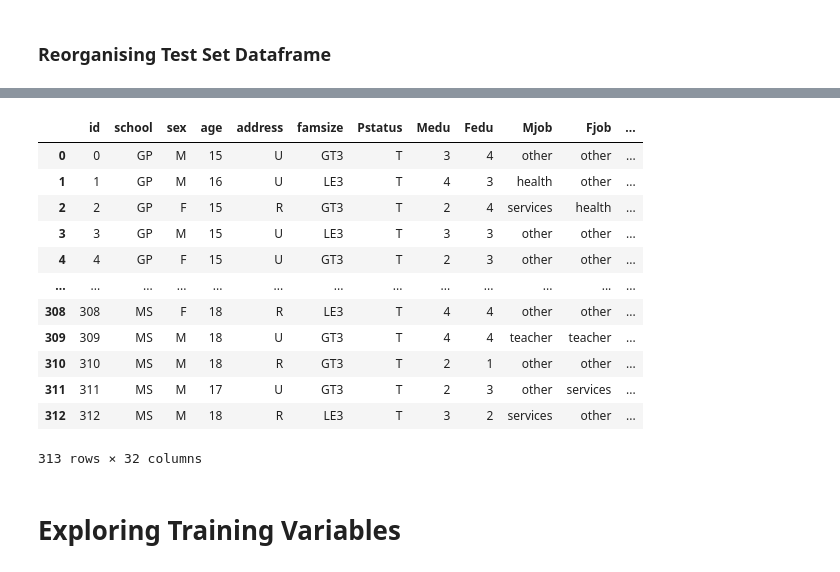
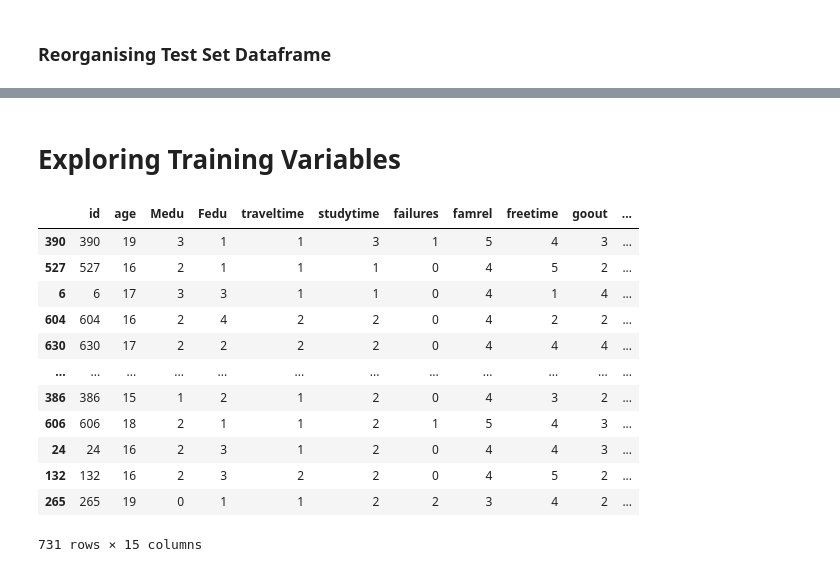
Before and after one commit to coffeeboost/SML-grade-predictor, a Jupyter notebook: CAIS_Kaggle.ipynb, the cells around one changed output, grey strips where cells are left out. Cells and saved outputs as stored; diff of their text form; code cells hidden in the pictures.

```diff
--- a/CAIS_Kaggle.ipynb
+++ b/CAIS_Kaggle.ipynb
@@ -1157,18 +1120,39 @@ trainset
-# %%
-testset
-# %% [output]
-|  | id | school | sex | age | address | famsize | Pstatus | Medu | Fedu | Mjob | Fjob | ... |
-| 0 | 0 | GP | M | 15 | U | GT3 | T | 3 | 4 | other | other | ... |
-| 1 | 1 | GP | M | 16 | U | LE3 | T | 4 | 3 | health | other | ... |
-| 2 | 2 | GP | F | 15 | R | GT3 | T | 2 | 4 | services | health | ... |
-| 3 | 3 | GP | M | 15 | U | LE3 | T | 3 | 3 | other | other | ... |
-| 4 | 4 | GP | F | 15 | U | GT3 | T | 2 | 3 | other | other | ... |
-| ... | ... | ... | ... | ... | ... | ... | ... | ... | ... | ... | ... | ... |
-| 308 | 308 | MS | F | 18 | R | LE3 | T | 4 | 4 | other | other | ... |
-| 309 | 309 | MS | M | 18 | U | GT3 | T | 4 | 4 | teacher | teacher | ... |
-| 310 | 310 | MS | M | 18 | R | GT3 | T | 2 | 1 | other | other | ... |
-| 311 | 311 | MS | M | 17 | U | GT3 | T | 2 | 3 | other | services | ... |
-| 312 | 312 | MS | M | 18 | R | LE3 | T | 3 | 2 | services | other | ... |
-313 rows × 32 columns
 # %% [markdown]
 # Exploring Training Variables
+# %%
+#columns that use numbers: id,age,Medu,Fedu,traveltime,studytime,failures,famrel,freetime,goout,Dalc,Walc,health,absences,grade
+#make trainset that only has int
+#randomise rows for more even results
+trainset = trainset[['id',
+                    'age',
+                    'Medu',
+                    'Fedu',
+                    'traveltime',
+                    'studytime',
+                    'failures',
+                    'famrel',
+                    'freetime',
+                    'goout',
+                    'Dalc',
+                    'Walc',
+                    'health',
+                    'absences',
+                    'grade']]
+trainset = shuffle(trainset)
+
+trainset2 = trainset.drop(['grade','id'],axis=1)
+trainset
+# %% [output]
+|  | id | age | Medu | Fedu | traveltime | studytime | failures | famrel | freetime | goout | ... |
+| 390 | 390 | 19 | 3 | 1 | 1 | 3 | 1 | 5 | 4 | 3 | ... |
+| 527 | 527 | 16 | 2 | 1 | 1 | 1 | 0 | 4 | 5 | 2 | ... |
+| 6 | 6 | 17 | 3 | 3 | 1 | 1 | 0 | 4 | 1 | 4 | ... |
+| 604 | 604 | 16 | 2 | 4 | 2 | 2 | 0 | 4 | 2 | 2 | ... |
+| 630 | 630 | 17 | 2 | 2 | 2 | 2 | 0 | 4 | 4 | 4 | ... |
+| ... | ... | ... | ... | ... | ... | ... | ... | ... | ... | ... | ... |
+| 386 | 386 | 15 | 1 | 2 | 1 | 2 | 0 | 4 | 3 | 2 | ... |
+| 606 | 606 | 18 | 2 | 1 | 1 | 2 | 1 | 5 | 4 | 3 | ... |
+| 24 | 24 | 16 | 2 | 3 | 1 | 2 | 0 | 4 | 4 | 3 | ... |
+| 132 | 132 | 16 | 2 | 3 | 2 | 2 | 0 | 4 | 5 | 2 | ... |
+| 265 | 265 | 19 | 0 | 1 | 1 | 2 | 2 | 3 | 4 | 2 | ... |
+731 rows × 15 columns
```
Also changed, not shown: parts of 11 cells of this notebook.
